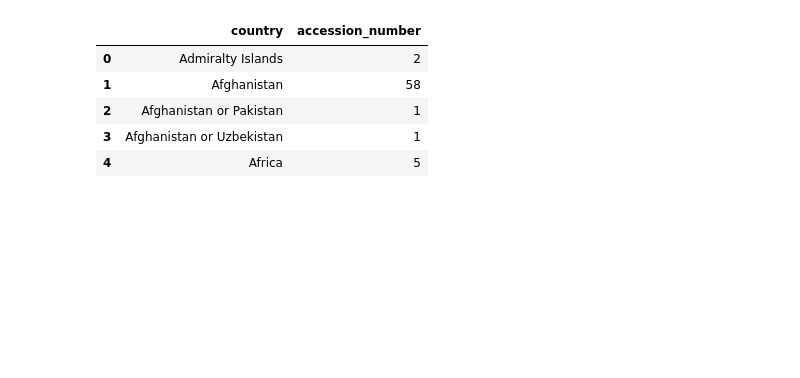
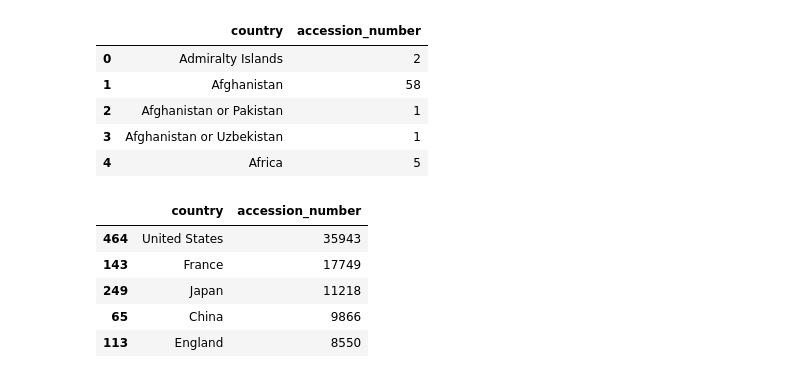
Before and after one commit to jackrapp/collection_map, a Jupyter notebook: collection_visualization.ipynb, the cells around one changed output. Saved outputs shown, nothing was run; the diff lists cells and outputs as text; code cells hidden in the pictures; blank space fills up the shorter version.

```diff
--- a/collection_visualization.ipynb
+++ b/collection_visualization.ipynb
@@ -65,3 +65,14 @@ collection_country.head()
 | 2 | Afghanistan or Pakistan | 1 |
 | 3 | Afghanistan or Uzbekistan | 1 |
 | 4 | Africa | 5 |
+# %%
+# Pull top 100 countries to chart
+collection_country_top = collection_country.nlargest(50, 'accession_number')
+collection_country_top.head()
+# %% [output]
+|  | country | accession_number |
+| 464 | United States | 35943 |
+| 143 | France | 17749 |
+| 249 | Japan | 11218 |
+| 65 | China | 9866 |
+| 113 | England | 8550 |
```
Also changed, not shown: parts of 4 cells of this notebook.
